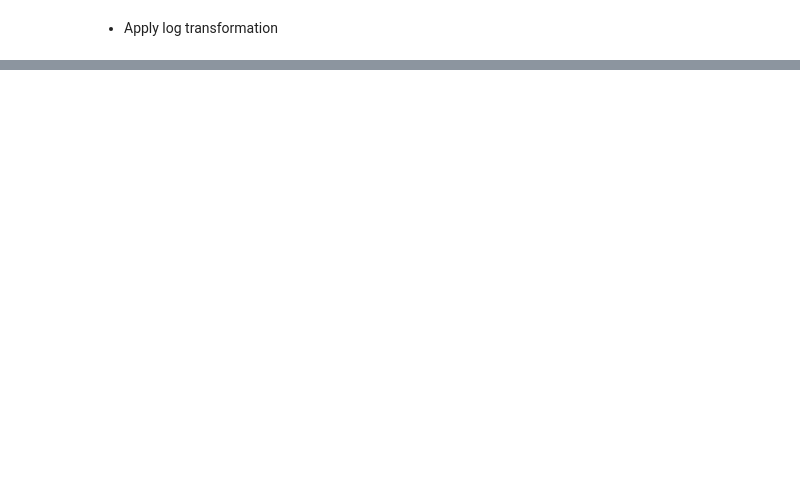
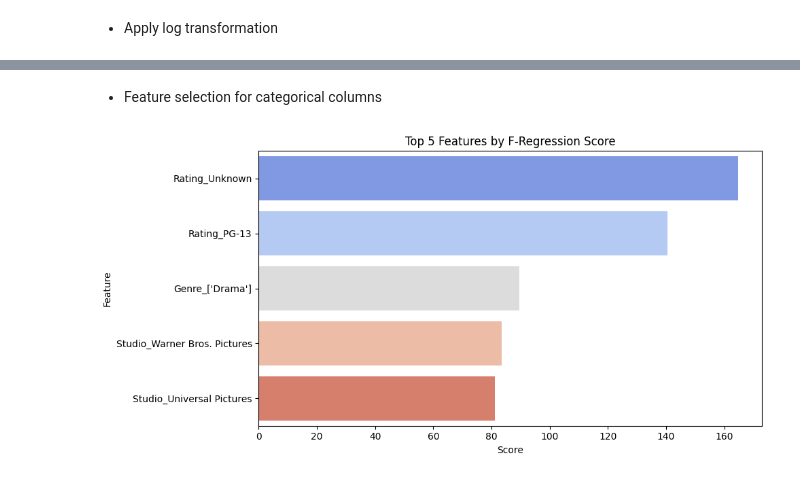
Before and after one commit to truongthuankiet1990gmailcom/Intro2DS---HCMUS---2024, a Jupyter notebook: Data_Modelling/Modelling.ipynb, the cells around one changed output, grey strips where cells are left out. Cells and saved outputs as stored; diff of their text form; code cells hidden in the pictures; blank space fills up the shorter version.

```diff
--- a/Data_Modelling/Modelling.ipynb
+++ b/Data_Modelling/Modelling.ipynb
@@ -246,0 +153,33 @@ R²: 0.5135587095114961
+# %% [markdown]
+- Feature selection for categorical columns
+# %%
+# One-hot encode categorical features
+
+X_categorical = X_train_for_select[categorical_features]  # Use column names directly
+X_categorical = X_categorical.fillna(0)
+
+X_categorical_encoded = pd.get_dummies(X_categorical, drop_first=True)
+
+# Fit SelectKBest with f_regression
+selector = SelectKBest(f_regression, k=5)
+selector.fit(X_categorical_encoded, y_train_for_select)
+
+# Get scores
+scores = pd.DataFrame(data=selector.scores_,
+                      index=X_categorical_encoded.columns,
+                      columns=['score'])
+scores = scores.sort_values(by='score', ascending=False)
+
+# Get the top 5 features
+top_5_categorical = scores.head(5).index.tolist()
+
+# Plot the top 5 scores
+plt.figure(figsize=(10, 5))
+sns.barplot(y=scores.head(5).index, x=scores.head(5)['score'], palette='coolwarm', hue=scores.head(5).index, legend=False)
+plt.title('Top 5 Features by F-Regression Score')
+plt.xlabel('Score')
+plt.ylabel('Feature')
+plt.tight_layout()
+plt.show()
+# %% [output]
+[figure, added]
```
Also changed, not shown: parts of 69 cells of this notebook, 3 other files.
